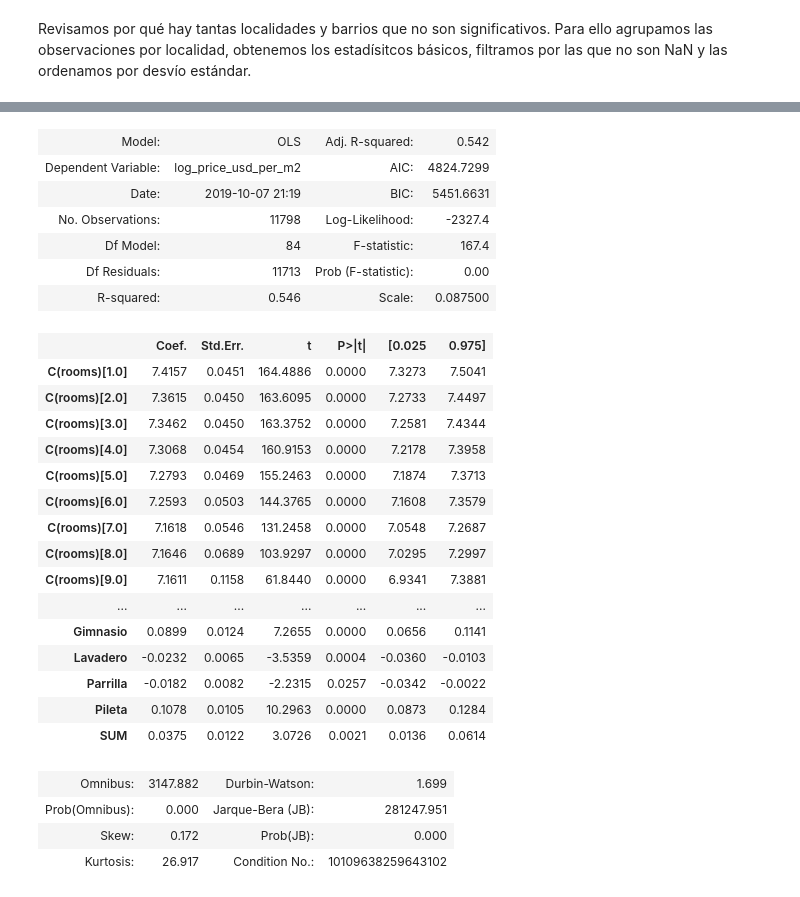
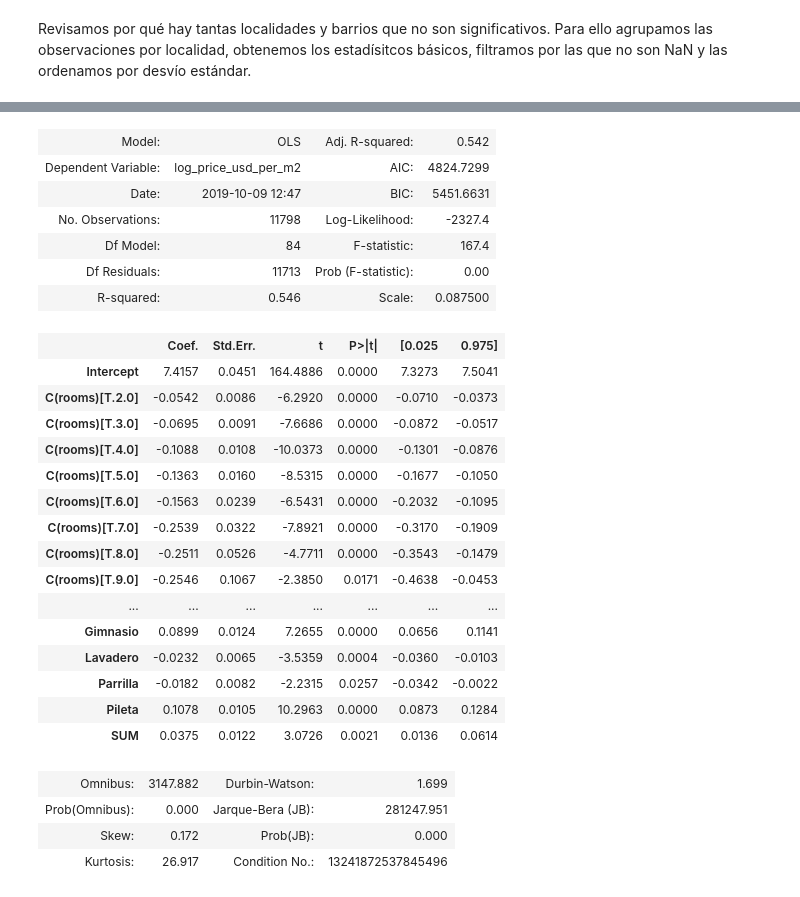
Before and after one commit to francodegio/DigitalHouse, a Jupyter notebook: Desafío 2 - Properati.ipynb, the cells around one changed output, grey strips where cells are left out. Drawn from its saved outputs; the diff is of its cells as text; code cells hidden in the pictures.

```diff
--- a/Desafío 2 - Properati.ipynb
+++ b/Desafío 2 - Properati.ipynb
@@ -193,26 +207,26 @@ De las 519 localidades que tenemos, sólo tenemos datos del logaritmo de los pre
 # %%
-model_caba_mod =  smf.ols('log_price_usd_per_m2 ~ C(rooms) + surface_total_in_m2 + \
-                            surface_covered_in_m2 + C(property_type) + C(localidad) + Seguridad + \
-                            Amenities + Cochera + Estrenar + Gimnasio + Lavadero + Parrilla + Pileta + SUM -1', data=df.loc[df.provincia=='Capital Federal'])
-model_caba_mod.fit().summary2()
+model_caba =  smf.ols('log_price_usd_per_m2 ~ C(rooms) + surface_total_in_m2 + \
+                            surface_covered_in_m2 + C(property_type)  + Seguridad + \
+                            Amenities + Cochera + Estrenar + Gimnasio + Lavadero + Parrilla + Pileta + SUM +C(localidad)', data=df.loc[df.provincia=='Capital Federal'])
+model_caba.fit().summary2()
 # %% [output]
 | Model: | OLS | Adj. R-squared: | 0.542 |
 | Dependent Variable: | log_price_usd_per_m2 | AIC: | 4824.7299 |
-| Date: | 2019-10-07 21:19 | BIC: | 5451.6631 |
+| Date: | 2019-10-09 12:47 | BIC: | 5451.6631 |
 | No. Observations: | 11798 | Log-Likelihood: | -2327.4 |
 | Df Model: | 84 | F-statistic: | 167.4 |
 | Df Residuals: | 11713 | Prob (F-statistic): | 0.00 |
 | R-squared: | 0.546 | Scale: | 0.087500 |
 |  | Coef. | Std.Err. | t | P>|t| | [0.025 | 0.975] |
-| C(rooms)[1.0] | 7.4157 | 0.0451 | 164.4886 | 0.0000 | 7.3273 | 7.5041 |
-| C(rooms)[2.0] | 7.3615 | 0.0450 | 163.6095 | 0.0000 | 7.2733 | 7.4497 |
-| C(rooms)[3.0] | 7.3462 | 0.0450 | 163.3752 | 0.0000 | 7.2581 | 7.4344 |
-| C(rooms)[4.0] | 7.3068 | 0.0454 | 160.9153 | 0.0000 | 7.2178 | 7.3958 |
-| C(rooms)[5.0] | 7.2793 | 0.0469 | 155.2463 | 0.0000 | 7.1874 | 7.3713 |
-| C(rooms)[6.0] | 7.2593 | 0.0503 | 144.3765 | 0.0000 | 7.1608 | 7.3579 |
-| C(rooms)[7.0] | 7.1618 | 0.0546 | 131.2458 | 0.0000 | 7.0548 | 7.2687 |
-| C(rooms)[8.0] | 7.1646 | 0.0689 | 103.9297 | 0.0000 | 7.0295 | 7.2997 |
-| C(rooms)[9.0] | 7.1611 | 0.1158 | 61.8440 | 0.0000 | 6.9341 | 7.3881 |
+| Intercept | 7.4157 | 0.0451 | 164.4886 | 0.0000 | 7.3273 | 7.5041 |
+| C(rooms)[T.2.0] | -0.0542 | 0.0086 | -6.2920 | 0.0000 | -0.0710 | -0.0373 |
+| C(rooms)[T.3.0] | -0.0695 | 0.0091 | -7.6686 | 0.0000 | -0.0872 | -0.0517 |
+| C(rooms)[T.4.0] | -0.1088 | 0.0108 | -10.0373 | 0.0000 | -0.1301 | -0.0876 |
+| C(rooms)[T.5.0] | -0.1363 | 0.0160 | -8.5315 | 0.0000 | -0.1677 | -0.1050 |
+| C(rooms)[T.6.0] | -0.1563 | 0.0239 | -6.5431 | 0.0000 | -0.2032 | -0.1095 |
+| C(rooms)[T.7.0] | -0.2539 | 0.0322 | -7.8921 | 0.0000 | -0.3170 | -0.1909 |
+| C(rooms)[T.8.0] | -0.2511 | 0.0526 | -4.7711 | 0.0000 | -0.3543 | -0.1479 |
+| C(rooms)[T.9.0] | -0.2546 | 0.1067 | -2.3850 | 0.0171 | -0.4638 | -0.0453 |
 | ... | ... | ... | ... | ... | ... | ... |
 | Gimnasio | 0.0899 | 0.0124 | 7.2655 | 0.0000 | 0.0656 | 0.1141 |
 | Lavadero | -0.0232 | 0.0065 | -3.5359 | 0.0004 | -0.0360 | -0.0103 |
@@ -222,4 +236,4 @@ model_caba_mod.fit().summary2()
 | Omnibus: | 3147.882 | Durbin-Watson: | 1.699 |
 | Prob(Omnibus): | 0.000 | Jarque-Bera (JB): | 281247.951 |
 | Skew: | 0.172 | Prob(JB): | 0.000 |
-| Kurtosis: | 26.917 | Condition No.: | 10109638259643102 |
+| Kurtosis: | 26.917 | Condition No.: | 13241872537845496 |
```
Also changed, not shown: parts of 49 cells of this notebook, 1 other file.
